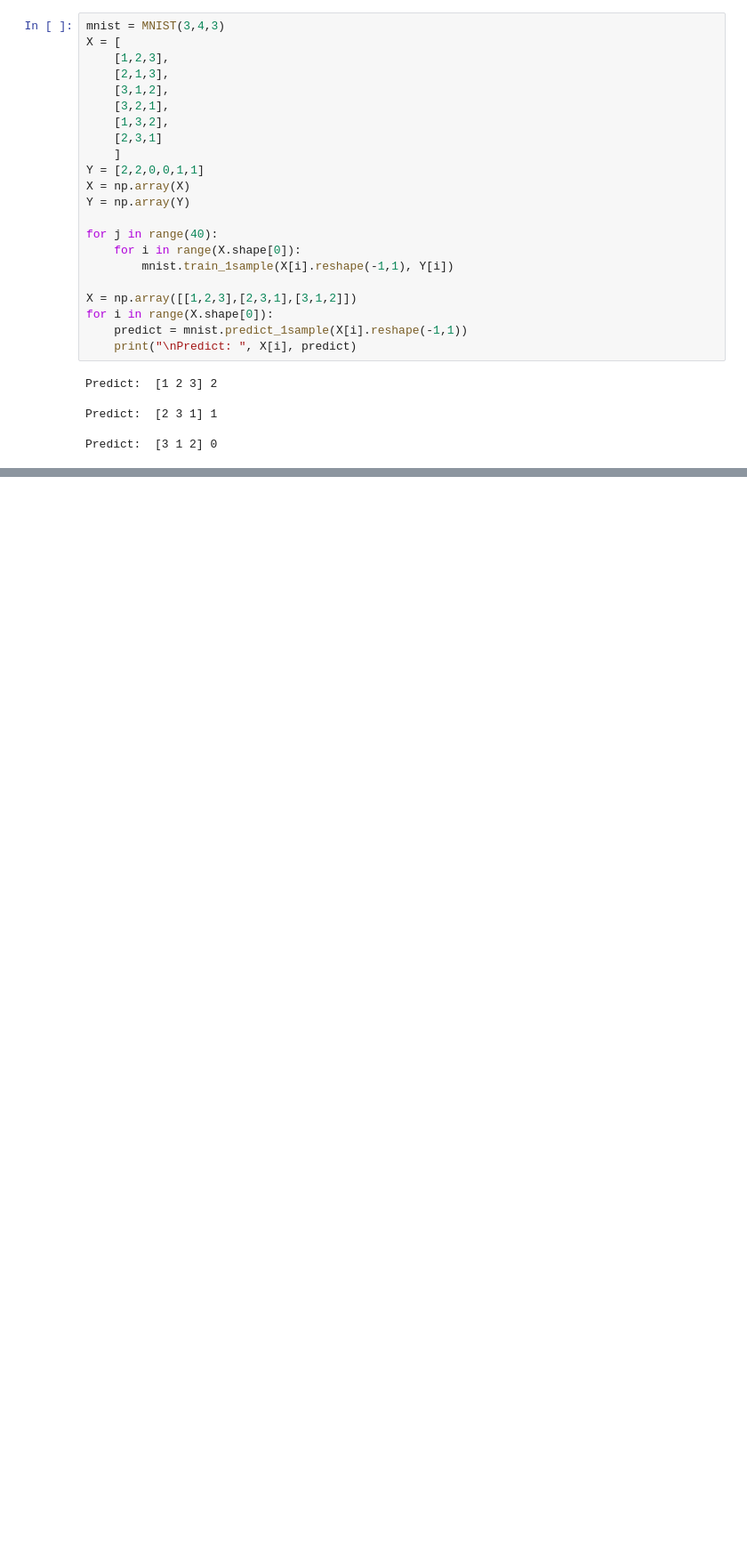
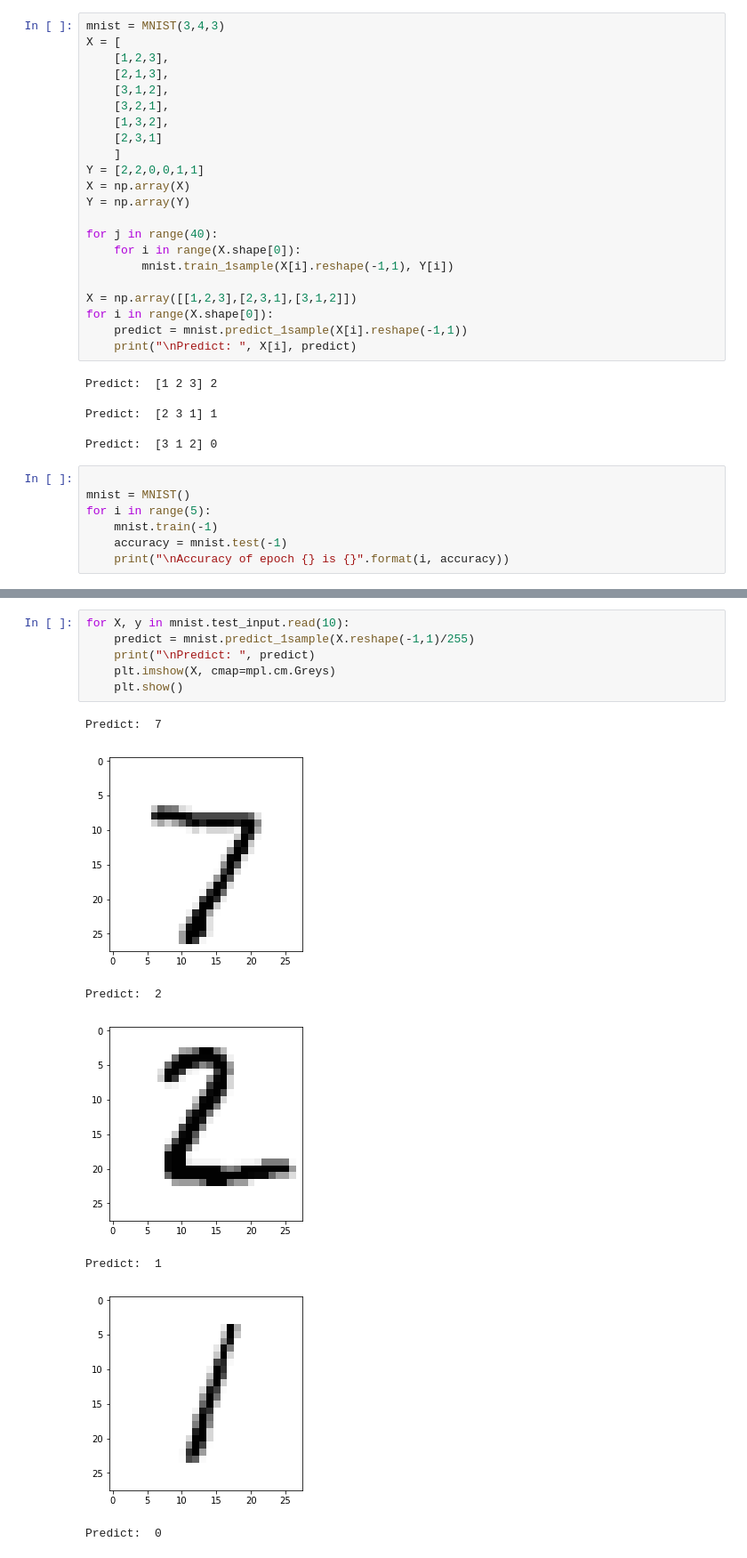
Before and after one commit to 2015xli/multilayer-perceptron, a Jupyter notebook: multilayer-perceptron.ipynb, the cells around one changed output, grey strips where cells are left out. Shown at 89% size. Cells and saved outputs as stored; diff of their text form; blank space fills up the shorter version.

```diff
--- a/multilayer-perceptron.ipynb
+++ b/multilayer-perceptron.ipynb
@@ -330,3 +322,10 @@ Predict:  [1 2 3] 2
 Predict:  [2 3 1] 1
 
 Predict:  [3 1 2] 0
+# %%
+
+mnist = MNIST()
+for i in range(5):
+    mnist.train(-1)
+    accuracy = mnist.test(-1)
+    print("\nAccuracy of epoch {} is {}".format(i, accuracy))
@@ -332,0 +342,14 @@ Predict:  [3 1 2] 0
+# %%
+for X, y in mnist.test_input.read(10):
+    predict = mnist.predict_1sample(X.reshape(-1,1)/255)
+    print("\nPredict: ", predict)
+    plt.imshow(X, cmap=mpl.cm.Greys)
+    plt.show()
+# %% [output]
+Predict:  7
+[figure, added]
+Predict:  2
+[figure, added]
+Predict:  1
+[figure, added]
+Predict:  0
```
Also changed, not shown: parts of 3 cells of this notebook.
